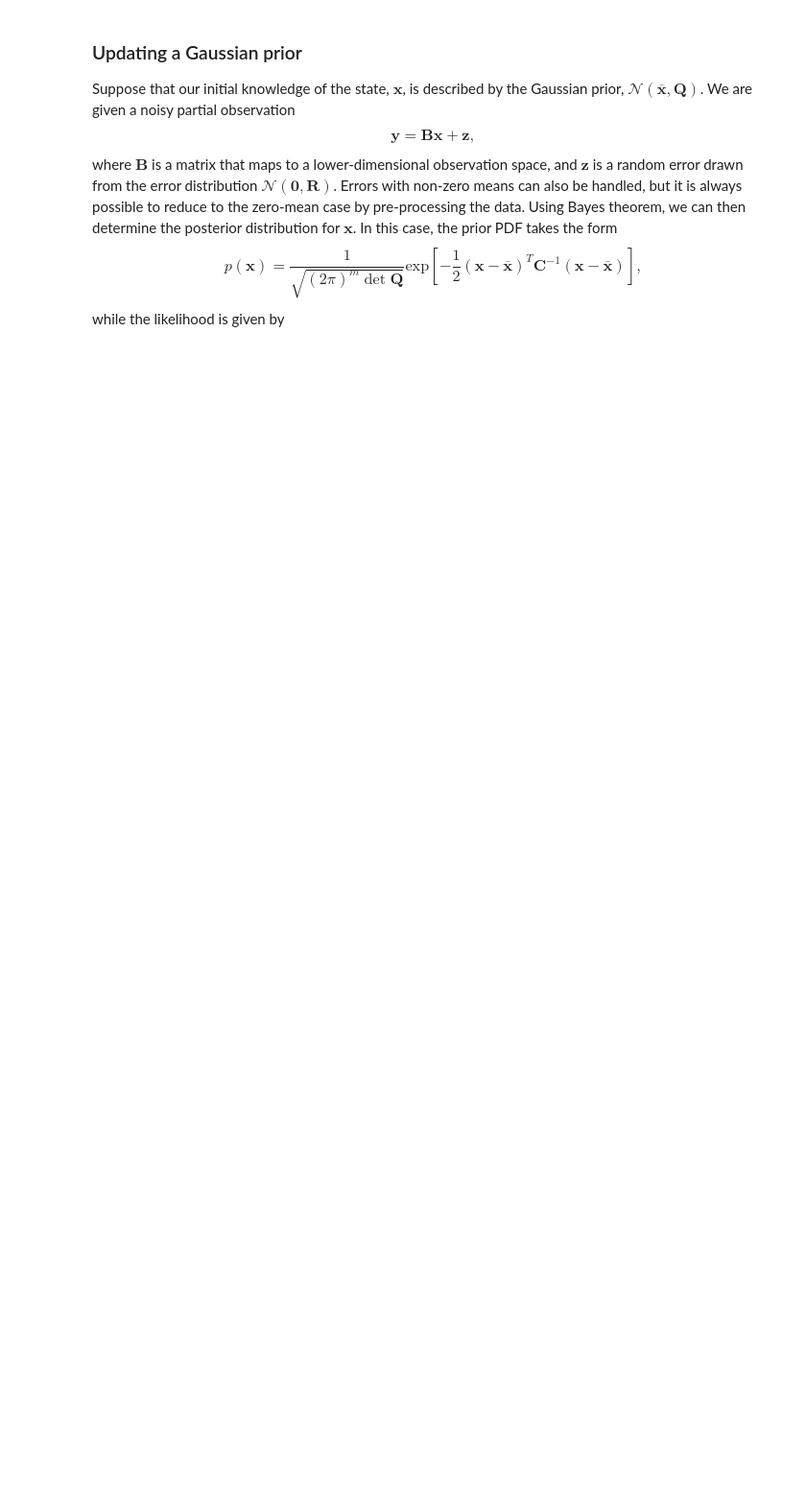
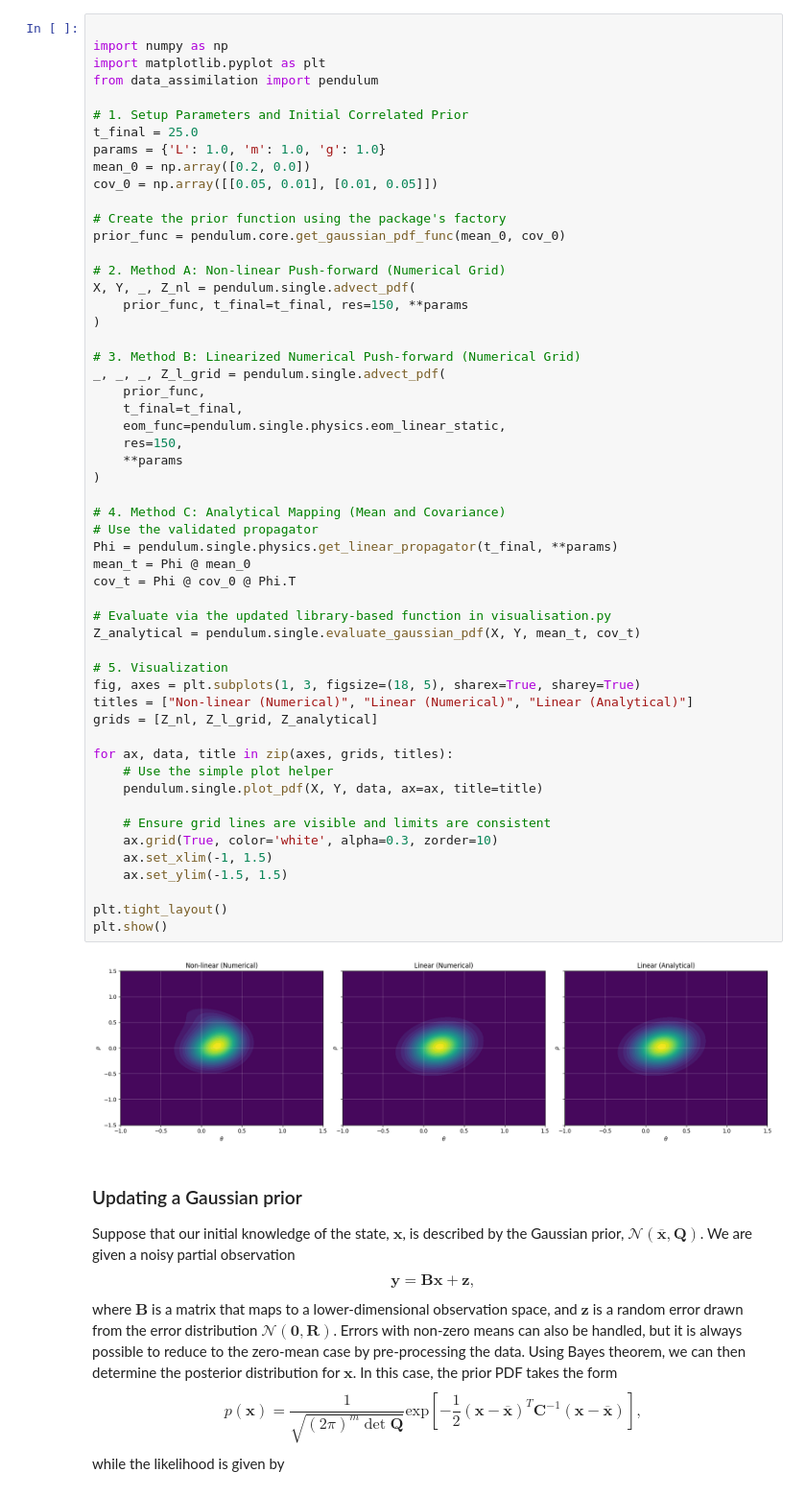
Before and after one commit to benwulmer/QCES_data_assimilation, a Jupyter notebook: lectures/lecture2.ipynb, the cells around one changed output. Shown at 96% size. Cells and saved outputs as stored; diff of their text form; blank space fills up the shorter version.

```diff
--- a/lectures/lecture2.ipynb
+++ b/lectures/lecture2.ipynb
@@ -161,3 +332,59 @@ $$
+# %%
+
+import numpy as np
+import matplotlib.pyplot as plt
+from data_assimilation import pendulum
+
+# 1. Setup Parameters and Initial Correlated Prior
+t_final = 25.0
+params = {'L': 1.0, 'm': 1.0, 'g': 1.0}
+mean_0 = np.array([0.2, 0.0])
+cov_0 = np.array([[0.05, 0.01], [0.01, 0.05]])
+
+# Create the prior function using the package's factory
+prior_func = pendulum.core.get_gaussian_pdf_func(mean_0, cov_0)
+
+# 2. Method A: Non-linear Push-forward (Numerical Grid)
+X, Y, _, Z_nl = pendulum.single.advect_pdf(
+    prior_func, t_final=t_final, res=150, **params
+)
+
+# 3. Method B: Linearized Numerical Push-forward (Numerical Grid)
+_, _, _, Z_l_grid = pendulum.single.advect_pdf(
+    prior_func,
+    t_final=t_final,
+    eom_func=pendulum.single.physics.eom_linear_static,
+    res=150,
+    **params
+)
+
+# 4. Method C: Analytical Mapping (Mean and Covariance)
+# Use the validated propagator
+Phi = pendulum.single.physics.get_linear_propagator(t_final, **params)
+mean_t = Phi @ mean_0
+cov_t = Phi @ cov_0 @ Phi.T
+
+# Evaluate via the updated library-based function in visualisation.py
+Z_analytical = pendulum.single.evaluate_gaussian_pdf(X, Y, mean_t, cov_t)
+
+# 5. Visualization
+fig, axes = plt.subplots(1, 3, figsize=(18, 5), sharex=True, sharey=True)
+titles = ["Non-linear (Numerical)", "Linear (Numerical)", "Linear (Analytical)"]
+grids = [Z_nl, Z_l_grid, Z_analytical]
+
+for ax, data, title in zip(axes, grids, titles):
+    # Use the simple plot helper
+    pendulum.single.plot_pdf(X, Y, data, ax=ax, title=title)
+
+    # Ensure grid lines are visible and limits are consistent
+    ax.grid(True, color='white', alpha=0.3, zorder=10)
+    ax.set_xlim(-1, 1.5)
+    ax.set_ylim(-1.5, 1.5)
+
+plt.tight_layout()
+plt.show()
+# %% [output]
+[figure, added]
 # %% [markdown]
 ### Updating a Gaussian prior
 
```
Also changed, not shown: parts of 6 cells of this notebook, 11 other files.
